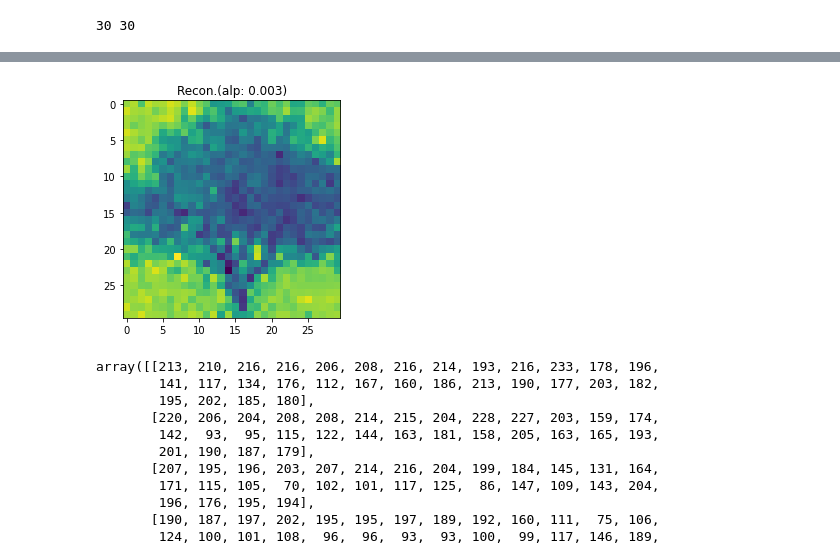
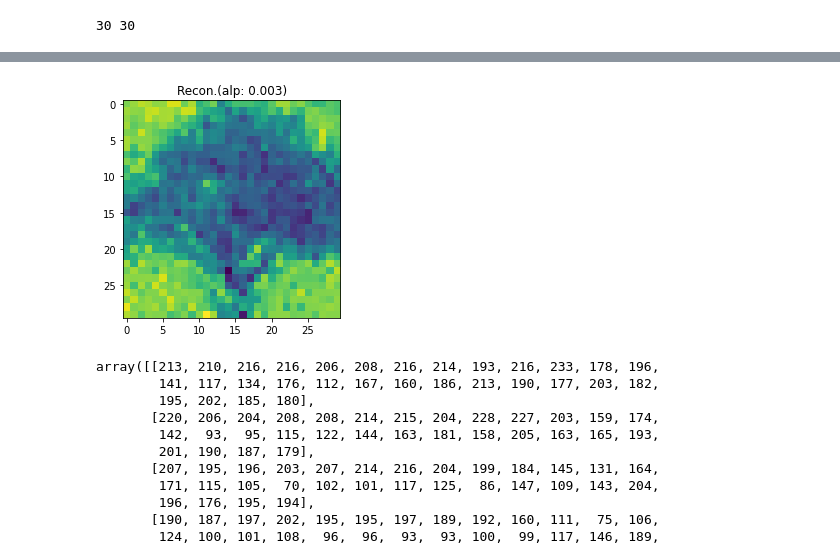
Before and after one commit to qkstngus000/Visual-Compressive-Sensing, a Jupyter notebook: Classical_Reconstruction_Hyperparameter_Search.ipynb, the cells around one changed output, grey strips where cells are left out. Drawn from its saved outputs; the diff is of its cells as text; code cells hidden in the pictures.

Commit message:
working on classical data

```diff
--- a/Classical_Reconstruction_Hyperparameter_Search.ipynb
+++ b/Classical_Reconstruction_Hyperparameter_Search.ipynb
@@ -71,13 +164,13 @@ classical_Y = classical_Y.reshape(500, 1)
 # Generate C matrix
 C = np.eye(cn * cm)[rand_index, :] * np.sqrt(cn * cm)
 C3D = C.reshape(500, cn, cm)
-theta, classical_reform, s = compress(C3D, classical_Y, 0.003)
+theta, classical_reform, s = compress(C3D, classical_Y, 0.03)
 # %%
-plt.imshow(classical_reform * np.sqrt(cn * cm))
+plt.imshow(classical_reform)
 plt.title("Recon.(alp: 0.003)")
 plt.show()
 # %% [output]
-[figure, old version]
+[figure, new version]
 # %%
 classical_arr
 # %% [output]
```
Also changed, not shown: parts of 7 cells of this notebook, 6 other files.
